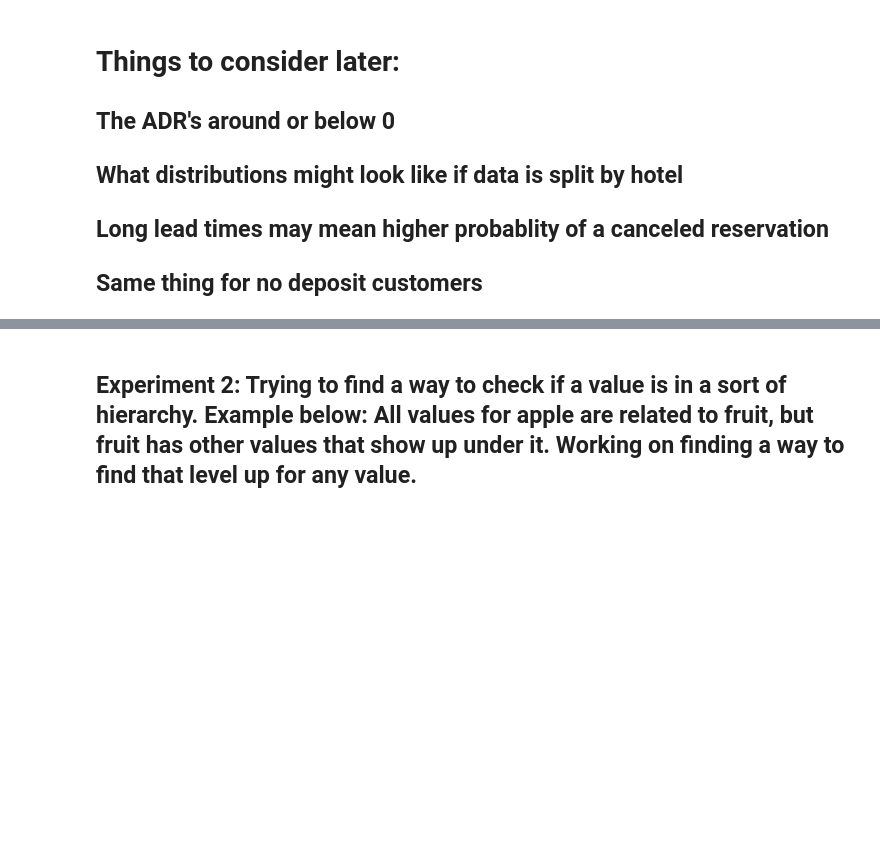
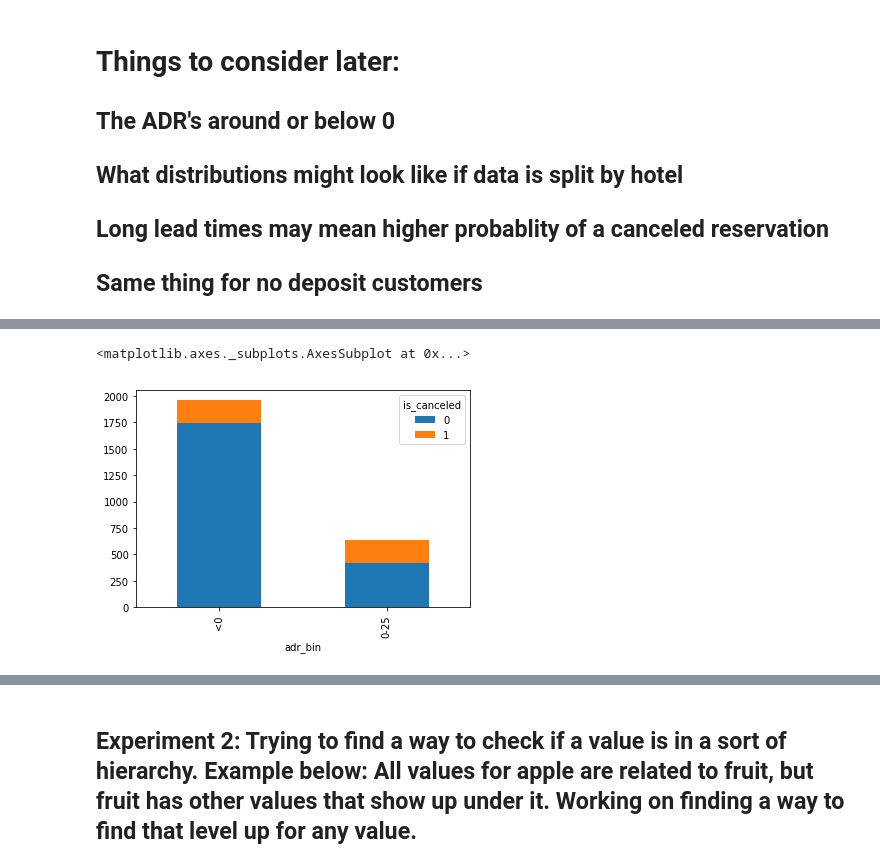
Before and after one commit to josephburton06/Hotel-Bookings, a Jupyter notebook: hotel_bookings.ipynb, the cells around one changed output, grey strips where cells are left out. Saved outputs shown, nothing was run; the diff lists cells and outputs as text; code cells hidden in the pictures; blank space fills up the shorter version.

```diff
--- a/hotel_bookings.ipynb
+++ b/hotel_bookings.ipynb
@@ -413,0 +426,5 @@ ax = sns.violinplot(x="reservation_status", y="lead_time", data=df[df['adr']<500
+# %%
+pd.crosstab(df['adr_bin'][df['adr'] <= 25], df['is_canceled'][df['adr'] <= 25]).plot(kind='bar', stacked=True)
+# %% [output]
+<matplotlib.axes._subplots.AxesSubplot at 0x...>
+[figure, added]
```
Also changed, not shown: parts of 5 cells of this notebook.
